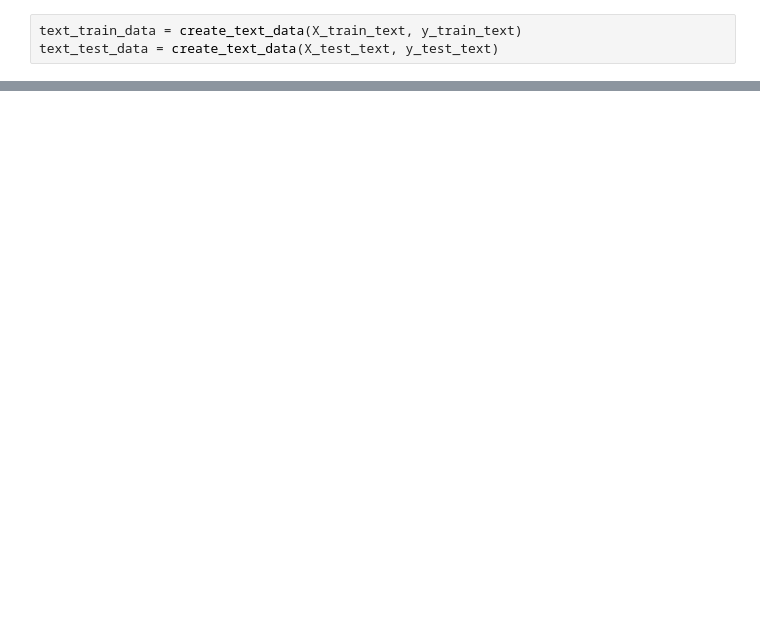
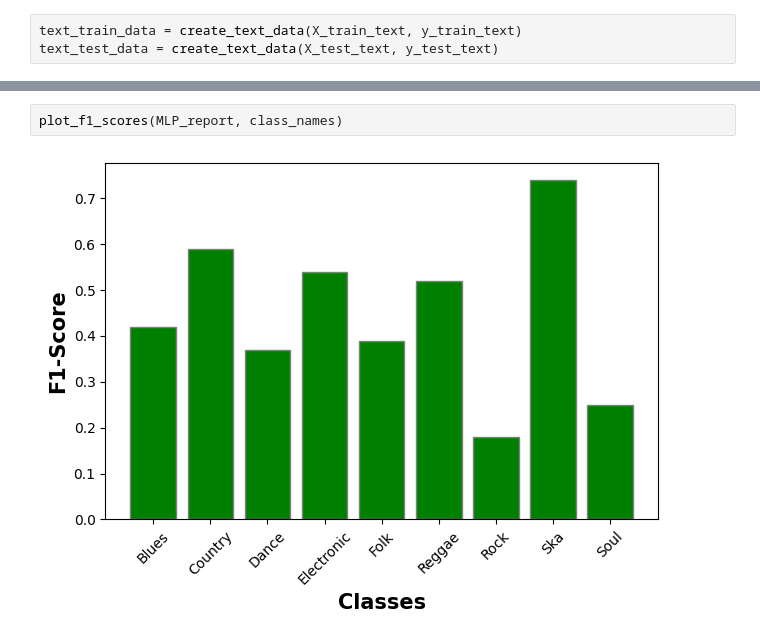
Before and after one commit to HanBiru/text_mining_project-TDDE16, a Jupyter notebook: Classification.ipynb, the cells around one changed output, grey strips where cells are left out. Saved outputs shown, nothing was run; the diff lists cells and outputs as text; blank space fills up the shorter version.

```diff
--- a/Classification.ipynb
+++ b/Classification.ipynb
@@ -542,0 +746,4 @@ report, text_pred_probs = test_model(model, text_test_data[:2])
+# %%
+plot_f1_scores(MLP_report, class_names)
+# %% [output]
+[figure, added]
```
Also changed, not shown: parts of 50 cells of this notebook, 14 other files.
